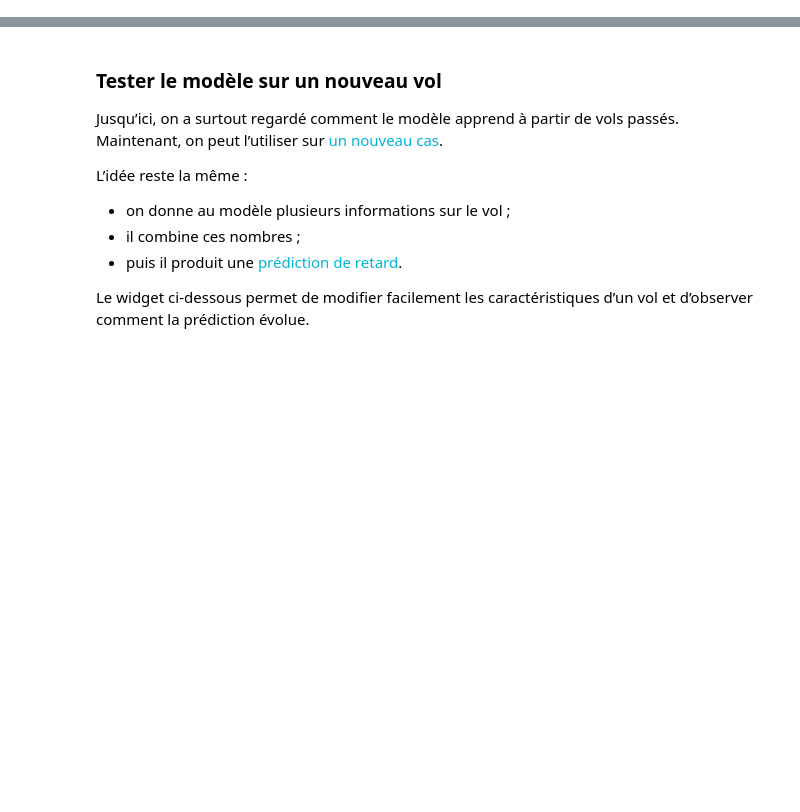
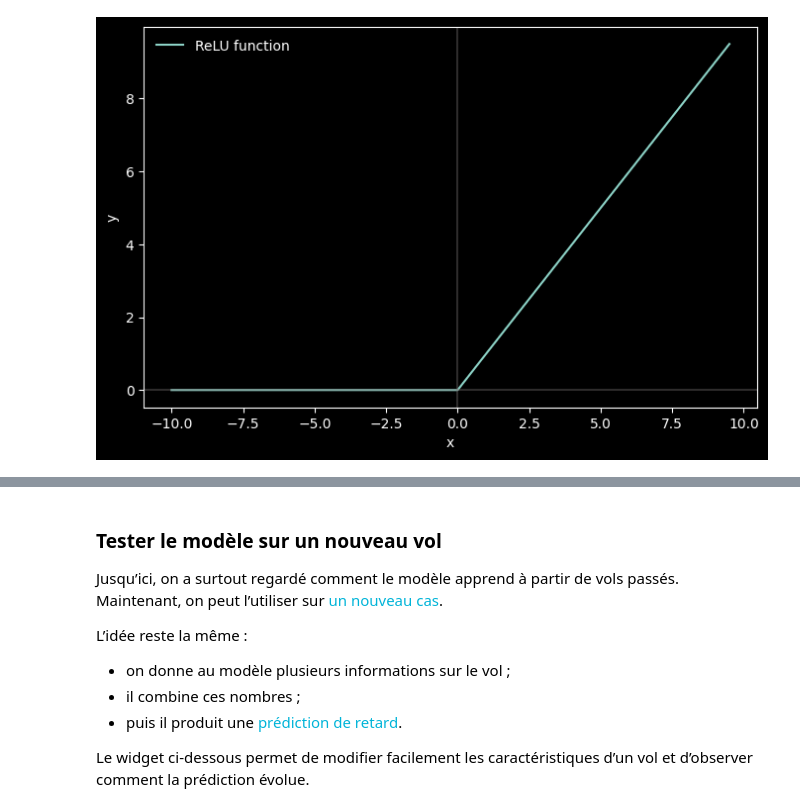
Before and after one commit to aurvl/AI-Step-by-Step, a Jupyter notebook: bp1-linear-regression/1_manual.ipynb, the cells around one changed output, grey strips where cells are left out. Saved outputs shown, nothing was run; the diff lists cells and outputs as text; code cells hidden in the pictures; blank space fills up the shorter version.

```diff
--- a/bp1-linear-regression/1_manual.ipynb
+++ b/bp1-linear-regression/1_manual.ipynb
@@ -70,21 +0,0 @@ Toute l'IA commence par un tableau. Chaque **ligne** est un exemple. Chaque **co
-# %%
-import pandas as pd
-import numpy as np
-import matplotlib.pyplot as plt
-import matplotlib
-matplotlib.rcParams['figure.figsize'] = (10, 5)
-matplotlib.rcParams['axes.spines.top'] = False
-matplotlib.rcParams['axes.spines.right'] = False
-
-# Un tableau simple - 8 vols
-data = {
-    'retard_depart_min': [10, 45, 0, 120, 5, 80, 15, 60],
-    'meteo_score':       [2,  8,  1,  9,  1,  7,  3,  6],   # 1=beau, 10=tempête
-    'heure_depart':      [8, 18,  6, 21,  7, 17,  9, 20],   # heure du vol
-    'nb_escales':        [0,  1,  0,  2,  0,  1,  0,  1],   # nombre d'escales
-    'retard_arrivee_min':[12, 55,  2, 140,  8, 95, 18, 72]  # notre CIBLE/TARGET
-}
-
-df = pd.DataFrame(data)
-print('Notre tableau de données :')
-df
@@ -724,0 +1521,19 @@ R²   (qualité globale 0→1)    : 1.000
+# %%
+# ================
+# EXEMPLE
+# ================
+xtp = np.arange(-10, 10, 0.5)
+ytp = relu(xtp)
+
+plt.figure(figsize=(8, 5))
+plt.plot(xtp, ytp, label='ReLU function')
+plt.axvline(0, color="#757070", alpha=0.4)
+plt.axhline(0, color="#757070", alpha=0.4)
+plt.legend(edgecolor='none')
+plt.xlabel('x')
+plt.ylabel('y')
+plt.show()
+# ici on voit bien que toutes les valeurs en dessous de 0 ont un y = 0
+# et celle audessus sont = elles même
+# %% [output]
+[figure, added]
```
Also changed, not shown: parts of 111 cells of this notebook, 17 other files.
